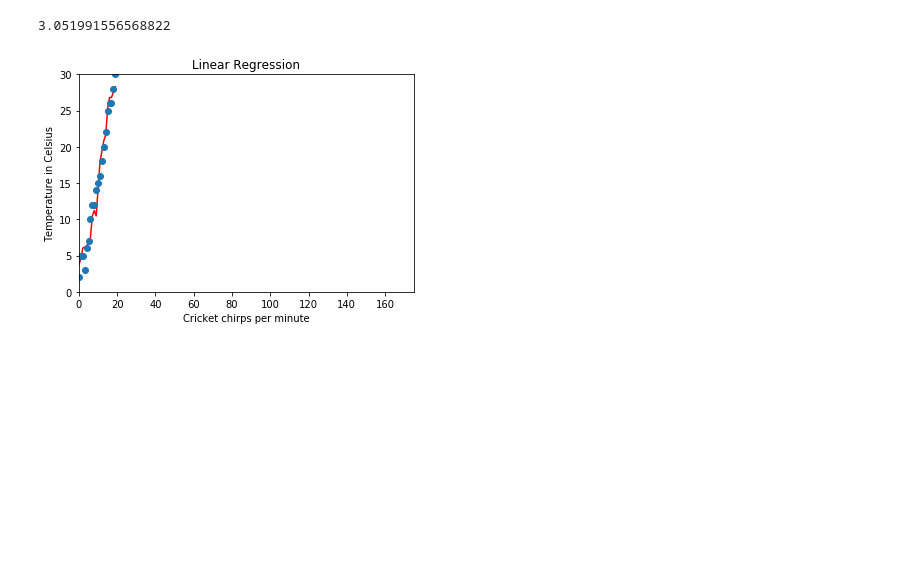
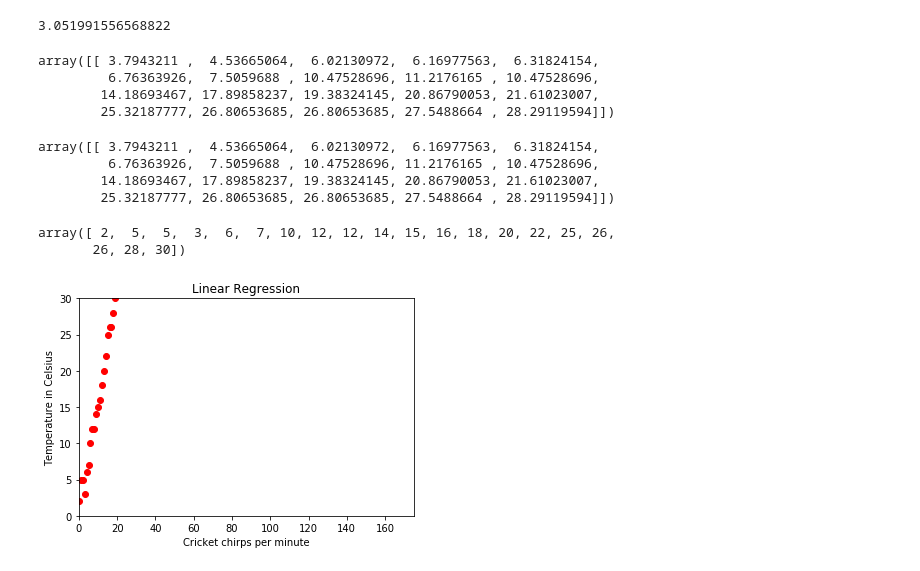
Before and after one commit to plycrsk/Learning, a Jupyter notebook: Machine_Learning_Course/ Descending into ML - Linear Regression.ipynb, the cells around one changed output. Cells and saved outputs as stored; diff of their text form; code cells hidden in the pictures; blank space fills up the shorter version.

```diff
--- a/Machine_Learning_Course/ Descending into ML - Linear Regression.ipynb
+++ b/Machine_Learning_Course/ Descending into ML - Linear Regression.ipynb
@@ -54,7 +54,7 @@ plt.plot(values3, y_values, 'ro')
 [figure]
 # %%
 #calculating regression parameters m and c (note: y=mx+c defines the regression line, or line of best fit)
-m,c = np.linalg.lstsq(x_values.T, y_values.T)[0]
+m,c = np.linalg.lstsq(x_values.T, y_values)[0]
 # %% [output]
 To use the future default and silence this warning we advise to pass `rcond=None`, to keep using the old, explicitly pass `rcond=-1`.
 # %%
@@ -65,14 +65,34 @@ m
 c
 # %% [output]
 3.051991556568822
+# %%
+line
+# %% [output]
+array([[ 3.7943211 ,  4.53665064,  6.02130972,  6.16977563,  6.31824154,
+         6.76363926,  7.5059688 , 10.47528696, 11.2176165 , 10.47528696,
+        14.18693467, 17.89858237, 19.38324145, 20.86790053, 21.61023007,
+        25.32187777, 26.80653685, 26.80653685, 27.5488664 , 28.29119594]])
+# %%
+line
+# %% [output]
+array([[ 3.7943211 ,  4.53665064,  6.02130972,  6.16977563,  6.31824154,
+         6.76363926,  7.5059688 , 10.47528696, 11.2176165 , 10.47528696,
+        14.18693467, 17.89858237, 19.38324145, 20.86790053, 21.61023007,
+        25.32187777, 26.80653685, 26.80653685, 27.5488664 , 28.29119594]])
+# %%
+y_values
+# %% [output]
+array([ 2,  5,  5,  3,  6,  7, 10, 12, 12, 14, 15, 16, 18, 20, 22, 25, 26,
+       26, 28, 30])
 # %%
 # plot the results
 line = m*values3 + c
-pl.plot(line, 'r-', y_values.T, 'o')
-pl.title('Linear Regression')
-pl.xlabel('Cricket chirps per minute')
-pl.ylabel('Temperature in Celsius')
+plt.plot(line, 'r-', y_values.T, 'ro')
+#plt.plot(values3, values2, 'ro')
+plt.title('Linear Regression')
+plt.xlabel('Cricket chirps per minute')
+plt.ylabel('Temperature in Celsius')
 plt.axis([0,175,0,30])
-pl.show()
+plt.show()
 # %% [output]
-[figure, old version]
+[figure, new version]
```
Also changed, not shown: parts of 5 cells of this notebook, 1 other file.
